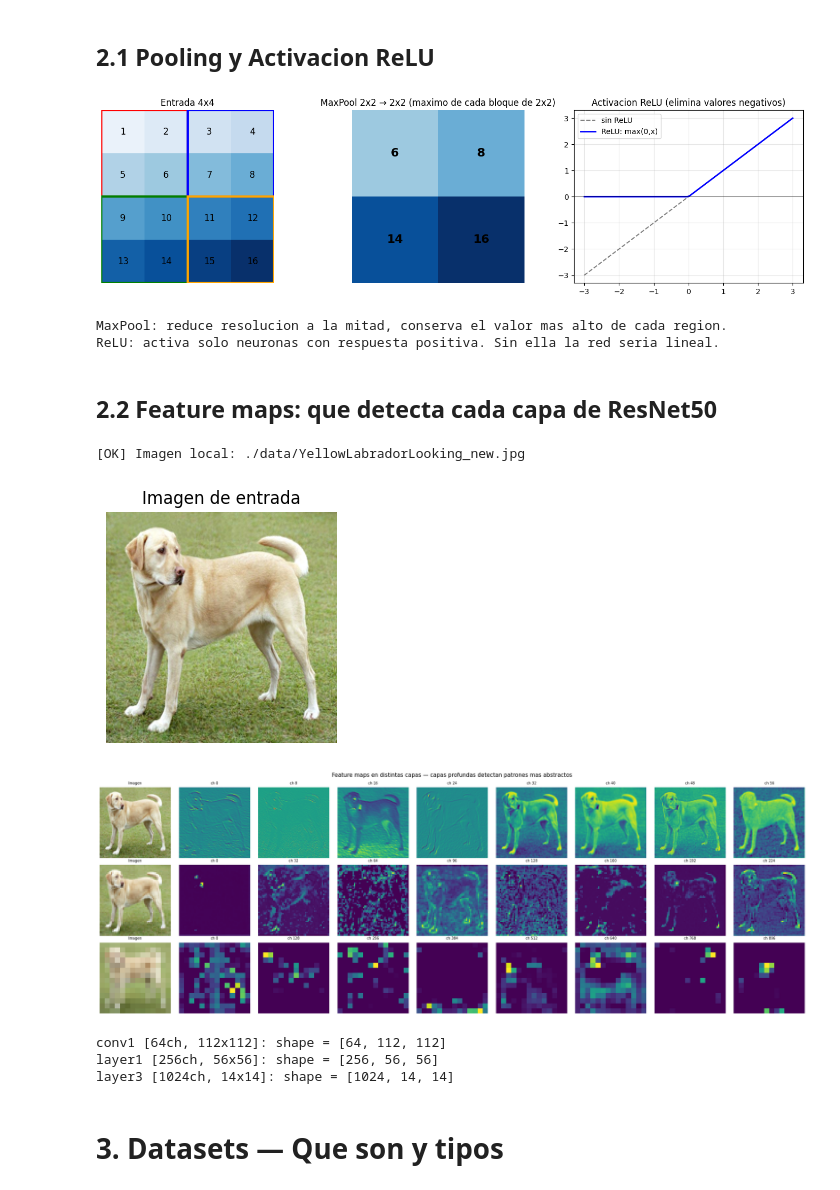
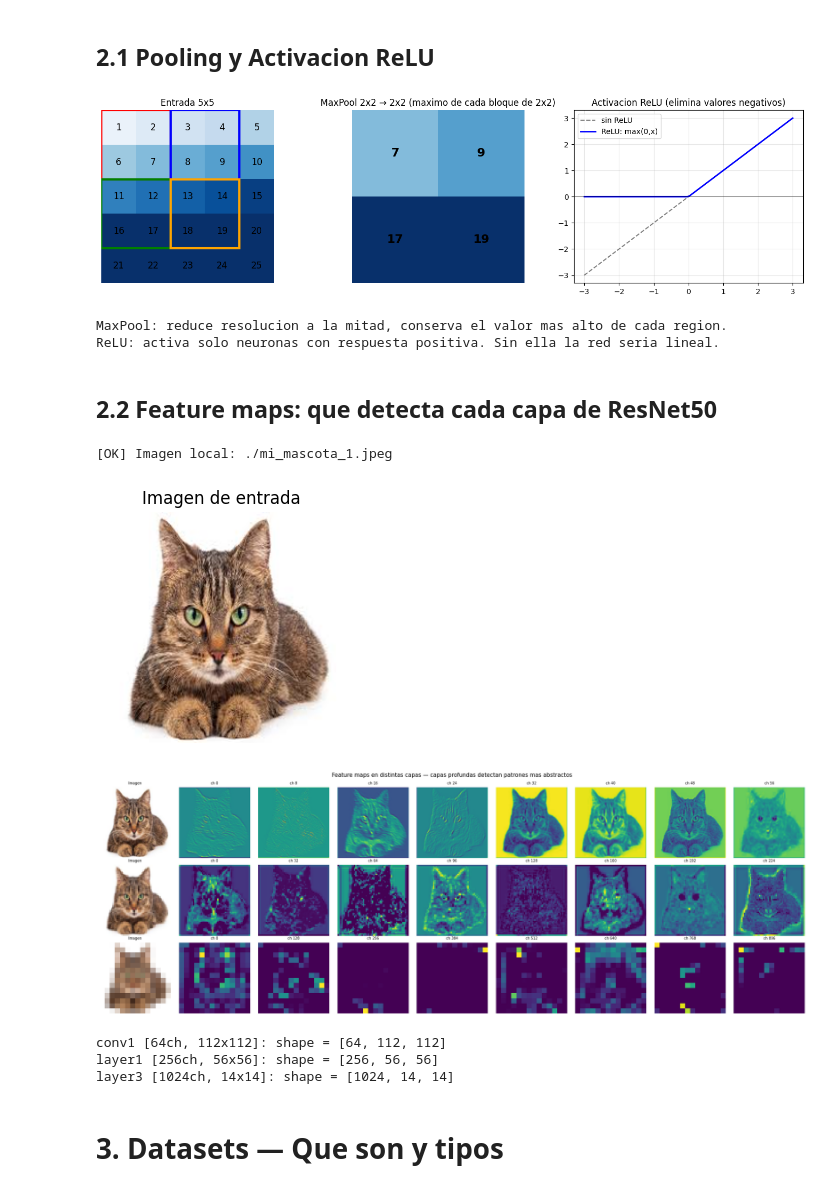
Before and after one commit to aves-1965/IA5.2_Computer_Vision, a Jupyter notebook: u_1/practica/red_n/redes_neuronales_cnn.ipynb, the cells around one changed output. Saved outputs shown, nothing was run; the diff lists cells and outputs as text; code cells hidden in the pictures.

Commit message:
Pruebas en el código y agregado de imagen

```diff
--- a/u_1/practica/red_n/redes_neuronales_cnn.ipynb
+++ b/u_1/practica/red_n/redes_neuronales_cnn.ipynb
@@ -180,7 +180,7 @@ El numero de canales CRECE (mas features) y el espacio se REDUCE (mas contexto).
 # %%
 # Ejemplo: distintos kernels producen distintos feature maps
 img_simple = torch.zeros(8, 8)
-img_simple[2:6, 2:6] = 1.0  # cuadrado blanco en el centro
+img_simple[2:5, ] = 1.0  # cuadrado blanco en el centro
 
 kernels = {
     "Borde horizontal": torch.tensor([[ 1., 2., 1.],
@@ -225,7 +225,7 @@ El backbone de ResNet50 tiene miles de filtros aprendidos automaticamente.
 ## 2.1 Pooling y Activacion ReLU
 # %%
 # Visualizacion de MaxPooling y ReLU
-img_pool = torch.arange(1, 17, dtype=torch.float32).view(1, 1, 4, 4)
+img_pool = torch.arange(1, 26, dtype=torch.float32).view(1, 1, 5, 5)  # imagen 5x5 con valores del 1 al 25
 max_pool = nn.MaxPool2d(kernel_size=2, stride=2)
 out_max = max_pool(img_pool).squeeze().detach().numpy()
 
@@ -234,10 +234,10 @@ fig, axes = plt.subplots(1, 3, figsize=(14, 4))
 # Entrada
 ax = axes[0]
 ax.imshow(img_pool.squeeze().numpy(), cmap="Blues", vmin=0, vmax=16)
-for i in range(4):
-    for j in range(4):
+for i in range(5):
+    for j in range(5):
         ax.text(j, i, f"{img_pool[0,0,i,j]:.0f}", ha="center", va="center", fontsize=12)
-ax.set_title("Entrada 4x4"); ax.axis("off")
+ax.set_title("Entrada 5x5"); ax.axis("off")
 from matplotlib.patches import Rectangle
 for color, (r1,r2,c1,c2) in zip(["red","blue","green","orange"],
                                   [(0,2,0,2),(0,2,2,4),(2,4,0,2),(2,4,2,4)]):
@@ -265,7 +265,7 @@ plt.show()
 print("MaxPool: reduce resolucion a la mitad, conserva el valor mas alto de cada region.")
 print("ReLU: activa solo neuronas con respuesta positiva. Sin ella la red seria lineal.")
 # %% [output]
-[figure, old version]
+[figure, new version]
 MaxPool: reduce resolucion a la mitad, conserva el valor mas alto de cada region.
 ReLU: activa solo neuronas con respuesta positiva. Sin ella la red seria lineal.
 # %% [markdown]
@@ -290,7 +290,7 @@ def cargar_imagen(ruta_local, url_fallback):
     return img
 
 img_pil_demo = cargar_imagen(
-    ruta_local="./data/YellowLabradorLooking_new.jpg",
+    ruta_local="./mi_mascota_1.jpeg",
     url_fallback="https://upload.wikimedia.org/wikipedia/commons/2/26/YellowLabradorLooking_new.jpg"
 )
 
@@ -321,36 +321,36 @@ modelo_fm.layer3.register_forward_hook(make_hook("layer3 [1024ch, 14x14]"))
 
 with torch.no_grad():
     _ = modelo_fm(img_t)
 
 # Visualizamos 8 canales por capa
 fig, axes = plt.subplots(3, 9, figsize=(20, 7))
 for fila, (nombre, fmap) in enumerate(feature_maps.items()):
     fmap_np = fmap[0].numpy()
     spatial = fmap_np.shape[1]
     img_r = np.array(img_pil_demo.resize((spatial, spatial)))
     axes[fila, 0].imshow(img_r)
     axes[fila, 0].set_ylabel(nombre, fontsize=7)
     axes[fila, 0].set_title("Imagen", fontsize=7)
     axes[fila, 0].axis("off")
     step = max(1, fmap_np.shape[0] // 8)
     for col in range(8):
         ch = col * step
         fm = fmap_np[ch]
         fm_norm = (fm - fm.min()) / (fm.max() - fm.min() + 1e-8)
         axes[fila, col+1].imshow(fm_norm, cmap="viridis")
         axes[fila, col+1].set_title(f"ch {ch}", fontsize=7)
         axes[fila, col+1].axis("off")
 
 plt.suptitle("Feature maps en distintas capas — capas profundas detectan patrones mas abstractos", fontsize=11)
 plt.tight_layout()
 plt.show()
 
 for nombre, fmap in feature_maps.items():
     print(f"{nombre}: shape = {list(fmap.shape[1:])}")
 # %% [output]
-[OK] Imagen local: ./data/YellowLabradorLooking_new.jpg
+[OK] Imagen local: ./mi_mascota_1.jpeg
-[figure, old version]
+[figure, new version]
-[figure, old version]
+[figure, new version]
 conv1 [64ch, 112x112]: shape = [64, 112, 112]
 layer1 [256ch, 56x56]: shape = [256, 56, 56]
 layer3 [1024ch, 14x14]: shape = [1024, 14, 14]
```
Also changed, not shown: parts of 4 cells of this notebook, 1 other file.
